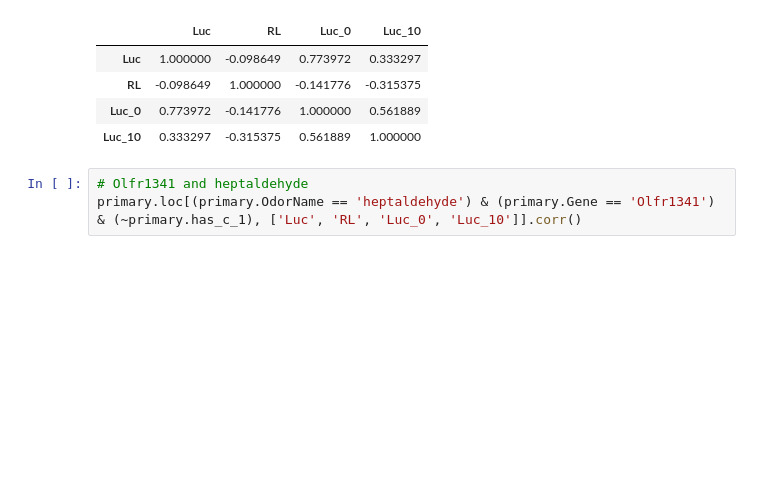
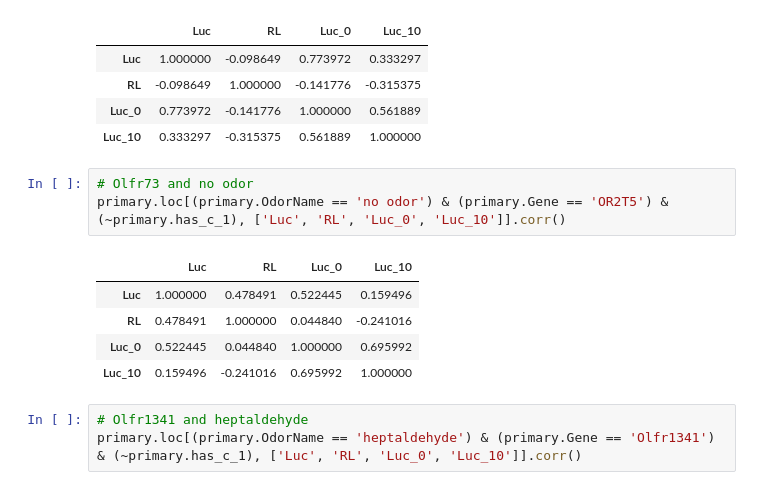
Before and after one commit to hamed/HumanOlfaction, a Jupyter notebook: src/normalizing.ipynb, the cells around one changed output. Saved outputs shown, nothing was run; the diff lists cells and outputs as text; blank space fills up the shorter version.

```diff
--- a/src/normalizing.ipynb
+++ b/src/normalizing.ipynb
@@ -248,6 +261,15 @@ primary.loc[(primary.OdorName == 'no odor') & (primary.Gene == 'Olfr73') & (~pri
 | RL | -0.098649 | 1.000000 | -0.141776 | -0.315375 |
 | Luc_0 | 0.773972 | -0.141776 | 1.000000 | 0.561889 |
 | Luc_10 | 0.333297 | -0.315375 | 0.561889 | 1.000000 |
+# %%
+# Olfr73 and no odor
+primary.loc[(primary.OdorName == 'no odor') & (primary.Gene == 'OR2T5') & (~primary.has_c_1), ['Luc', 'RL', 'Luc_0', 'Luc_10']].corr()
+# %% [output]
+|  | Luc | RL | Luc_0 | Luc_10 |
+| Luc | 1.000000 | 0.478491 | 0.522445 | 0.159496 |
+| RL | 0.478491 | 1.000000 | 0.044840 | -0.241016 |
+| Luc_0 | 0.522445 | 0.044840 | 1.000000 | 0.695992 |
+| Luc_10 | 0.159496 | -0.241016 | 0.695992 | 1.000000 |
 # %%
 # Olfr1341 and heptaldehyde
 primary.loc[(primary.OdorName == 'heptaldehyde') & (primary.Gene == 'Olfr1341') & (~primary.has_c_1), ['Luc', 'RL', 'Luc_0', 'Luc_10']].corr()
```
Also changed, not shown: parts of 14 cells of this notebook, 1 other file.
